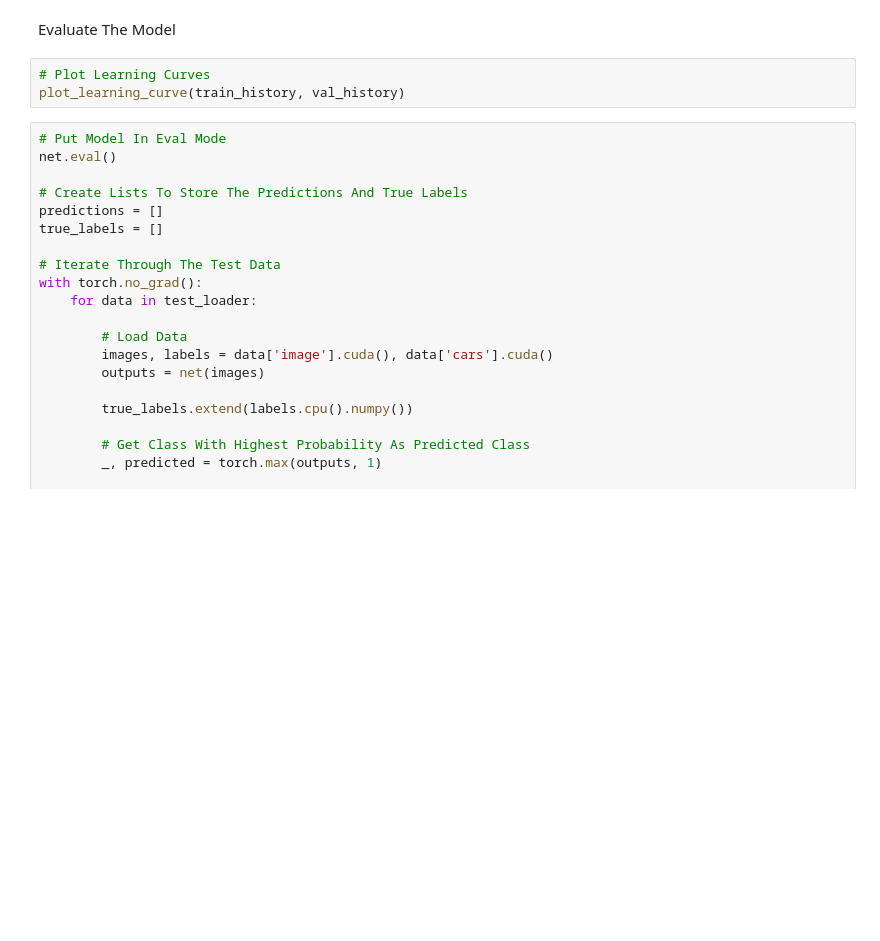
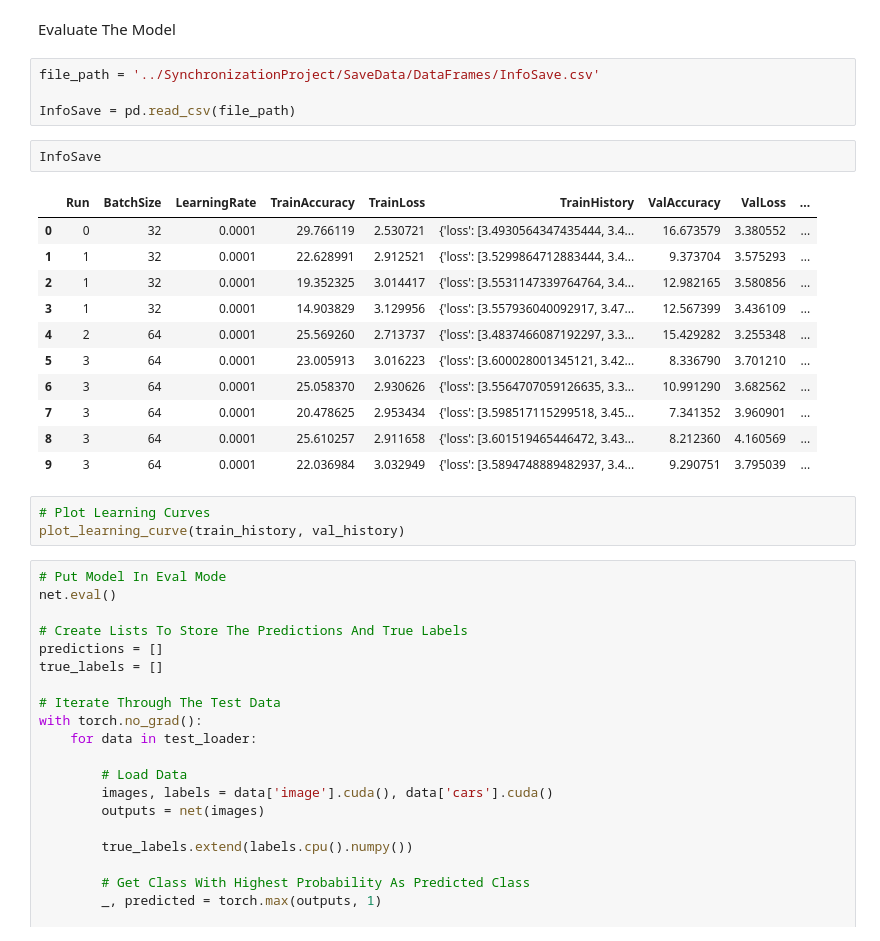
Before and after one commit to wzardomri/SynchronizationProject, a Jupyter notebook: BatchProcessing.ipynb, the cells around one changed output. Cells and saved outputs as stored; diff of their text form; blank space fills up the shorter version.

```diff
--- a/BatchProcessing.ipynb
+++ b/BatchProcessing.ipynb
@@ -432,5 +434,23 @@ KeyboardInterrupt
 # %% [markdown]
 Evaluate The Model
+# %%
+file_path = '../SynchronizationProject/SaveData/DataFrames/InfoSave.csv'
+
+InfoSave = pd.read_csv(file_path)
+# %%
+InfoSave
+# %% [output]
+|  | Run | BatchSize | LearningRate | TrainAccuracy | TrainLoss | TrainHistory | ValAccuracy | ValLoss | ... |
+| 0 | 0 | 32 | 0.0001 | 29.766119 | 2.530721 | {'loss': [3.4930564347435444, 3.4... | 16.673579 | 3.380552 | ... |
+| 1 | 1 | 32 | 0.0001 | 22.628991 | 2.912521 | {'loss': [3.5299864712883444, 3.4... | 9.373704 | 3.575293 | ... |
+| 2 | 1 | 32 | 0.0001 | 19.352325 | 3.014417 | {'loss': [3.5531147339764764, 3.4... | 12.982165 | 3.580856 | ... |
+| 3 | 1 | 32 | 0.0001 | 14.903829 | 3.129956 | {'loss': [3.557936040092917, 3.47... | 12.567399 | 3.436109 | ... |
+| 4 | 2 | 64 | 0.0001 | 25.569260 | 2.713737 | {'loss': [3.4837466087192297, 3.3... | 15.429282 | 3.255348 | ... |
+| 5 | 3 | 64 | 0.0001 | 23.005913 | 3.016223 | {'loss': [3.600028001345121, 3.42... | 8.336790 | 3.701210 | ... |
+| 6 | 3 | 64 | 0.0001 | 25.058370 | 2.930626 | {'loss': [3.5564707059126635, 3.3... | 10.991290 | 3.682562 | ... |
+| 7 | 3 | 64 | 0.0001 | 20.478625 | 2.953434 | {'loss': [3.598517115299518, 3.45... | 7.341352 | 3.960901 | ... |
+| 8 | 3 | 64 | 0.0001 | 25.610257 | 2.911658 | {'loss': [3.601519465446472, 3.43... | 8.212360 | 4.160569 | ... |
+| 9 | 3 | 64 | 0.0001 | 22.036984 | 3.032949 | {'loss': [3.5894748889482937, 3.4... | 9.290751 | 3.795039 | ... |
 # %%
 # Plot Learning Curves
 plot_learning_curve(train_history, val_history)
```
Also changed, not shown: parts of 2 cells of this notebook, 2 other files.
